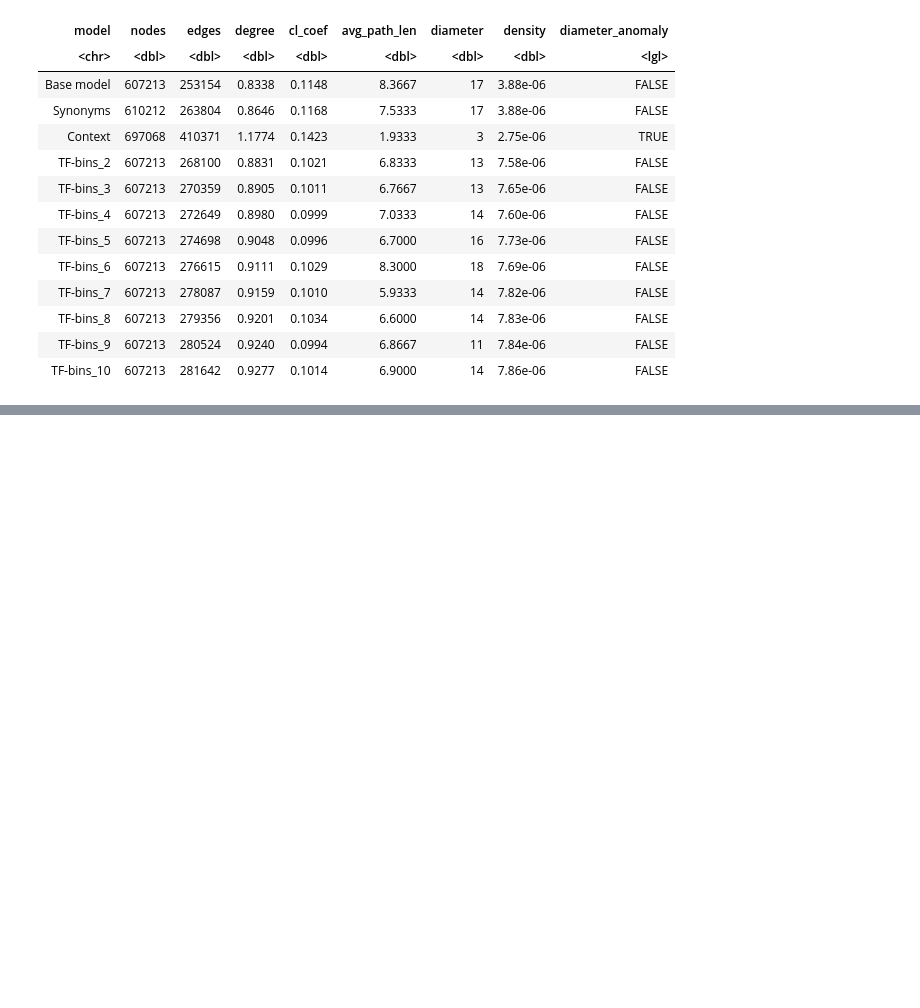
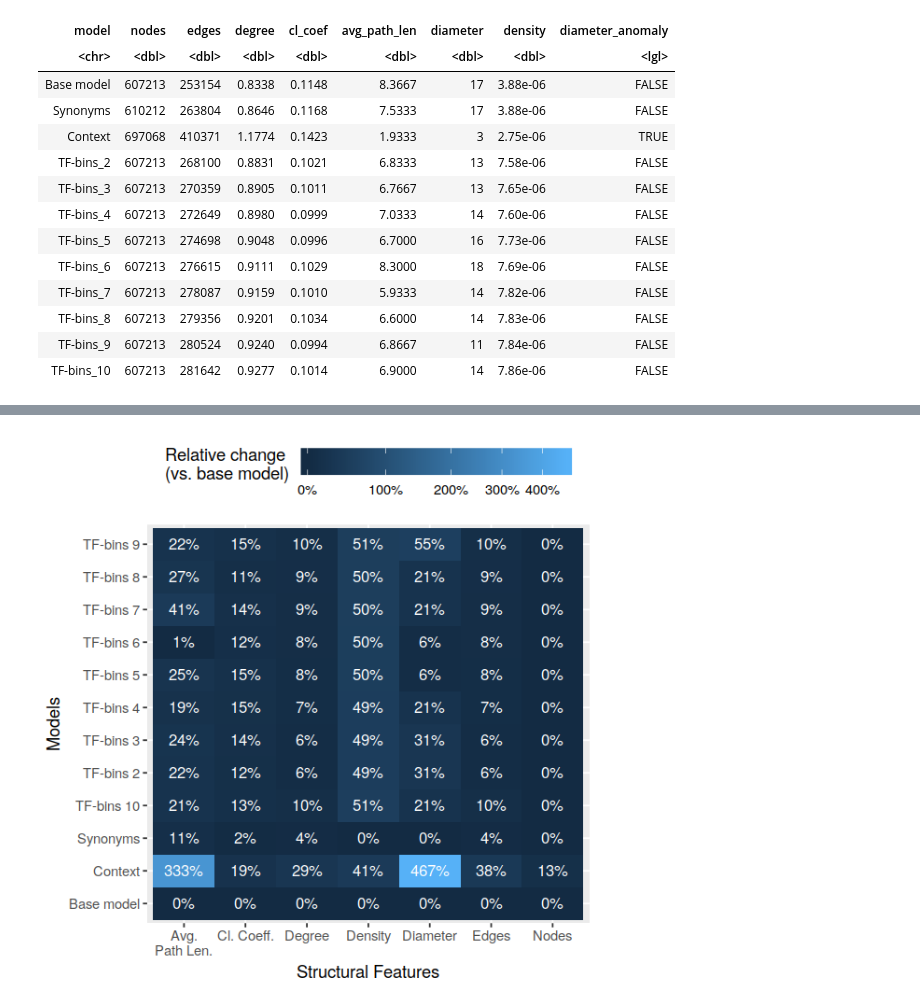
Before and after one commit to feup-infolab/army-ant, a Jupyter notebook: notebooks/hypergraph_of_entity/hypergraph_of_entity-model_compare.ipynb, the cells around one changed output, grey strips where cells are left out. Cells and saved outputs as stored; diff of their text form; code cells hidden in the pictures; blank space fills up the shorter version.

```diff
--- a/notebooks/hypergraph_of_entity/hypergraph_of_entity-model_compare.ipynb
+++ b/notebooks/hypergraph_of_entity/hypergraph_of_entity-model_compare.ipynb
@@ -218,0 +236,14 @@ A spec_tbl_df: 12 × 9
+# %%
+struct_feat_norm <- as.matrix(struct_feat[, 2:ncol(struct_feat)])
+
+struct_feat_norm <- sapply(1:ncol(struct_feat_norm), function(j) {
+    sapply(1:nrow(struct_feat_norm), function(i) {
+        abs((struct_feat_norm[i, j] - struct_feat_norm[1, j]) / struct_feat_norm[i, j])
+    })
+})
+
+rownames(struct_feat_norm) <- NULL
+colnames(struct_feat_norm) <- names(struct_feat)[2:ncol(struct_feat)]
+
+struct_feat_norm <- as.tibble(cbind(model=struct_feat$model, as.data.frame(struct_feat_norm)))
+struct_feat_norm
@@ -218,0 +266,29 @@ A spec_tbl_df: 12 × 9
+# %%
+options(repr.plot.width=5, repr.plot.height=5)
+
+struct_feat_norm %>%
+    gather(variable, value, -model) %>%
+    mutate(variable=recode(variable,
+        avg_path_len="Avg.\nPath Len.",
+        cl_coef="Cl. Coeff.",
+        degree="Degree",
+        density="Density",
+        diameter="Diameter",
+        edges="Edges",
+        nodes="Nodes"
+    )) %>%
+    mutate(model=str_replace_all(model, "_", " ")) %>%
+    #filter(!model %in% c("Context")) %>%
+    ggplot(aes(x=variable, y=model, label=percent(value))) +
+        geom_tile(aes(fill = value)) +
+        geom_text(color="white", size=3.5) +
+        labs(x="Structural Features", y="Models") +
+        scale_fill_gradient(
+            name = "Relative change\n(vs. base model)",
+            trans = "pseudo_log", labels = percent) +
+        theme(legend.position = "top",
+              legend.key.width = unit(35, "pt"),
+              legend.title = element_text(vjust = 1))
+ggsave("output/compare/relative_change_vs_base_model.pdf", width = 5, height = 5)
+# %% [output]
+[figure, added]
```
Also changed, not shown: parts of 5 cells of this notebook.
